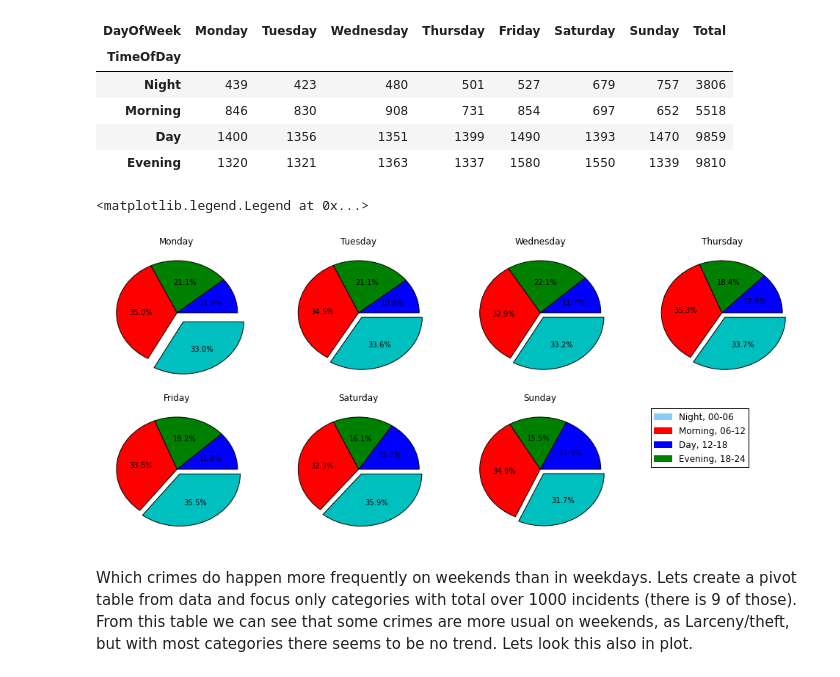
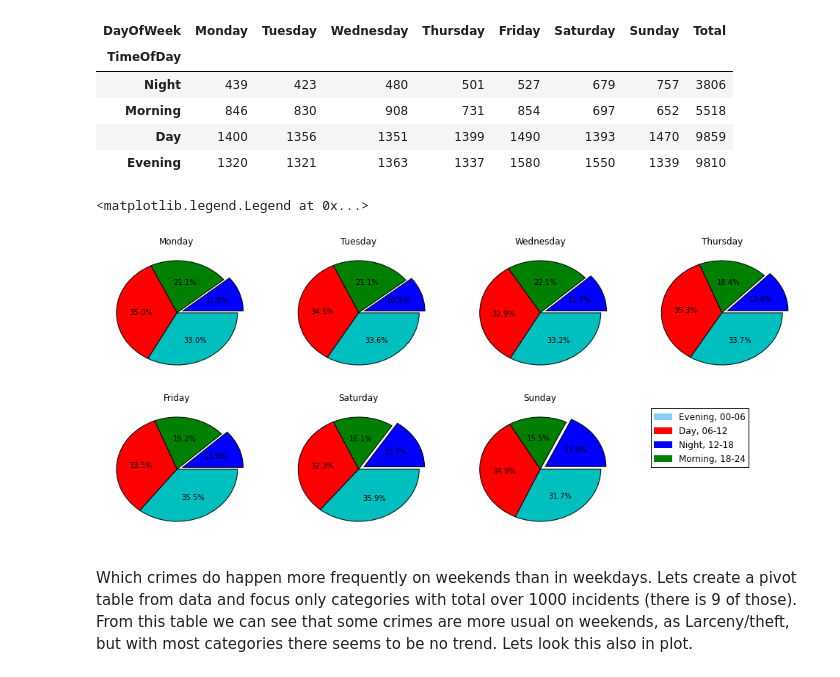
Before and after one commit to sakke82/crime_analysis, a Jupyter notebook: crime_analysis_sf.ipynb, the cells around one changed output. Cells and saved outputs as stored; diff of their text form; code cells hidden in the pictures.

```diff
--- a/crime_analysis_sf.ipynb
+++ b/crime_analysis_sf.ipynb
@@ -112,45 +112,45 @@ import matplotlib.patches as mpatches
 
 fig = plt.figure(figsize=(17,7))
 
 ax1 = fig.add_subplot(241)
-ax1.pie(time_day_table['Monday'], autopct='%1.1f%%', explode = (0, 0, 0, 0.2))
+ax1.pie(time_day_table['Monday'], autopct='%1.1f%%', explode = (0.1, 0, 0, 0))
 ax1.set_title('Monday')
 
 ax2 = fig.add_subplot(242)
-ax2.pie(time_day_table['Tuesday'], autopct='%1.1f%%', explode = (0, 0, 0, 0.1))
+ax2.pie(time_day_table['Tuesday'], autopct='%1.1f%%', explode = (0.1, 0, 0, 0))
 ax2.set_title('Tuesday')
 
 ax3 = fig.add_subplot(243)
-ax3.pie(time_day_table['Wednesday'], autopct='%1.1f%%', explode = (0, 0, 0, 0.1))
+ax3.pie(time_day_table['Wednesday'], autopct='%1.1f%%', explode = (0.1, 0, 0, 0))
 ax3.set_title('Wednesday')
 
 ax4 = fig.add_subplot(244)
-ax4.pie(time_day_table['Thursday'], autopct='%1.1f%%', explode = (0, 0, 0, 0.1))
+ax4.pie(time_day_table['Thursday'], autopct='%1.1f%%', explode = (0.1, 0, 0, 0))
 ax4.set_title('Thursday')
 
 ax5 = fig.add_subplot(245)
-ax5.pie(time_day_table['Friday'], autopct='%1.1f%%', explode = (0, 0, 0, 0.1))
+ax5.pie(time_day_table['Friday'], autopct='%1.1f%%', explode = (0.1, 0, 0, 0))
 ax5.set_title('Friday')
 
 ax6 = fig.add_subplot(246)
-ax6.pie(time_day_table['Saturday'], autopct='%1.1f%%', explode = (0, 0, 0, 0.1))
+ax6.pie(time_day_table['Saturday'], autopct='%1.1f%%', explode = (0.1, 0, 0, 0))
 ax6.set_title('Saturday')
 
 ax7 = fig.add_subplot(247)
-ax7.pie(time_day_table['Sunday'], autopct='%1.1f%%', explode = (0, 0, 0, 0.1))
+ax7.pie(time_day_table['Sunday'], autopct='%1.1f%%', explode = (0.1, 0, 0, 0))
 ax7.set_title('Sunday')
 
-lightskyblue_patch = mpatches.Patch(color='lightskyblue', label='Night, 00-06')
-red_patch = mpatches.Patch(color='red', label='Morning, 06-12')
-blue_patch = mpatches.Patch(color='blue', label='Day, 12-18')
-green_patch = mpatches.Patch(color='green', label='Evening, 18-24')
+lightskyblue_patch = mpatches.Patch(color='lightskyblue', label='Evening, 00-06')
+red_patch = mpatches.Patch(color='red', label='Day, 06-12')
+blue_patch = mpatches.Patch(color='blue', label='Night, 12-18')
+green_patch = mpatches.Patch(color='green', label='Morning, 18-24')
 
 ax8 = fig.add_subplot(248)
 ax8.axis('off')
 ax8.legend(handles=[lightskyblue_patch, red_patch, blue_patch, green_patch], loc = 'upper left')
 # %% [output]
 <matplotlib.legend.Legend at 0x...>
-[figure, old version]
+[figure, new version]
 # %% [markdown]
 Which crimes do happen more frequently on weekends than in weekdays. Lets create a pivot table from data and focus only categories with total over 1000 incidents (there is 9 of those). From this table we can see that some crimes are more usual on weekends, as Larceny/theft, but with most categories there seems to be no trend. Lets look this also in plot.
 # %%
```
